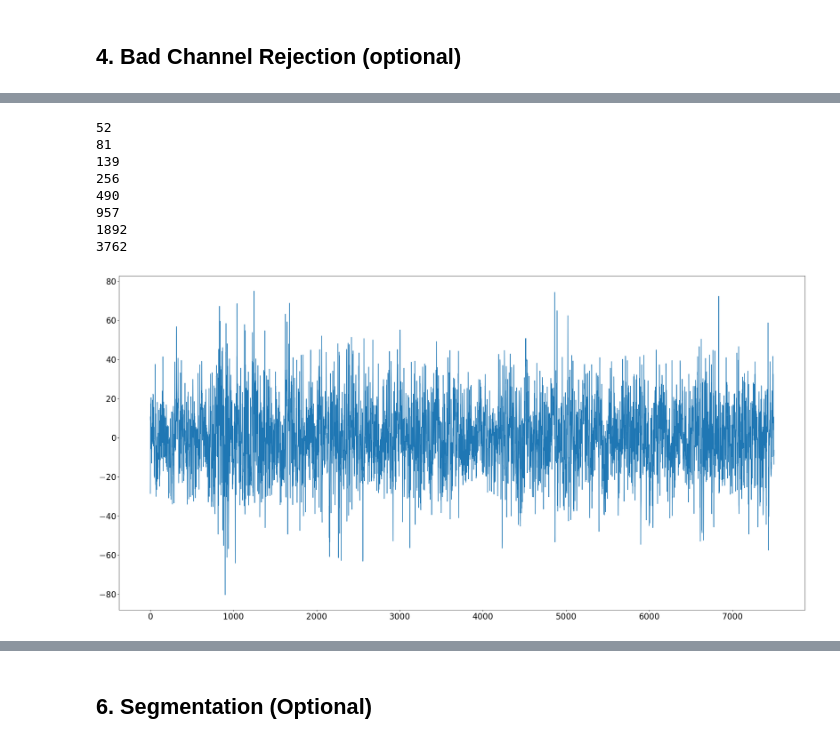
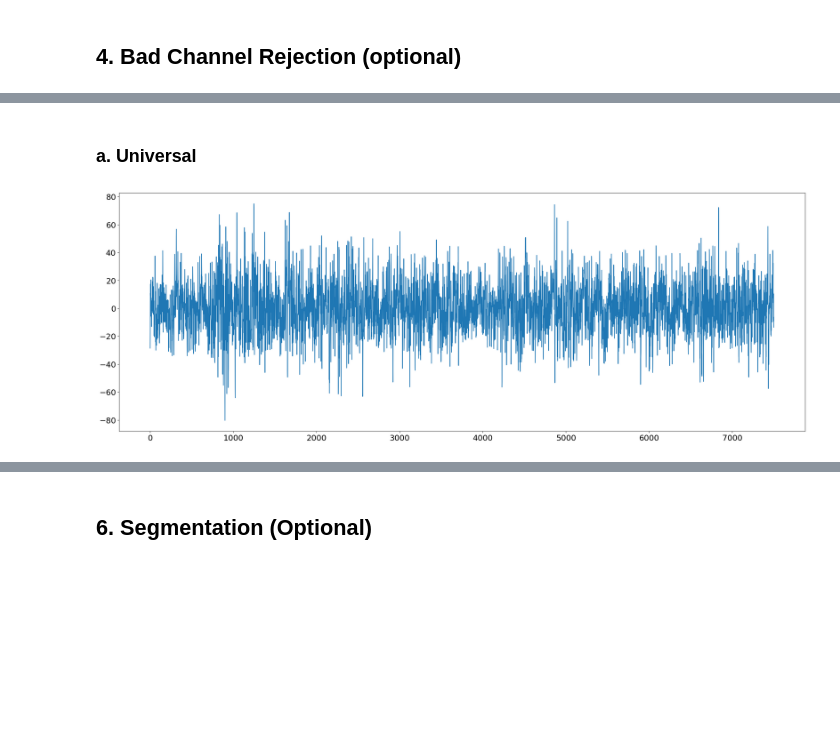
Before and after one commit to Mentalab-hub/explore-happilee, a Jupyter notebook: happilee.ipynb, the cells around one changed output, grey strips where cells are left out. Drawn from its saved outputs; the diff is of its cells as text; code cells hidden in the pictures; blank space fills up the shorter version.

```diff
--- a/happilee.ipynb
+++ b/happilee.ipynb
@@ -149,3 +146,5 @@ print(ExG_in.shape[1])
+# %% [markdown]
+### a. Universal
 # %%
 from data_input import ExG_data
 import numpy as np
@@ -181,42 +180,32 @@ coef = pywt.wavedecn(ExG_in[1, :],
                         level=wavLvl,
                         axes=0)
 
 
 # 2. Determining threshold values for each level
 level_thds = []
 for level in range(1, wavLvl+1, 1):
     get_data = coef[level].get("d")
     level_thd = get_level_thd_univ(get_data)
     level_thds.append(level_thd)
 
 
 # 3. Thresholding: hard thresholding
 coef_artifacts = []
 coef_artifacts.append(coef[0])
 for level in range(1, wavLvl+1, 1):
     tmp = {"d": pywt.threshold(coef[level].get("d"),
                                 level_thds[level-1],
                                 mode='hard')}
     coef_artifacts.append(tmp)
 for level in range(1, wavLvl+1, 1):
     get_data = coef_artifacts[level].get("d")
-    print(len(get_data)) # number of components every level
-
 
 # 4. Reconstruct data
 artifacts = pywt.waverecn(coef_artifacts, 'coif4')
 ExG_out_univ = ExG_in[1, :] - artifacts[:ExG_in.shape[1]]
 
 
 plt.plot(ExG_out_univ)
-plt.rcParams['figure.figsize'] = [30, 15]
+plt.rcParams['figure.figsize'] = [28, 7]
 # %% [output]
-52
-81
-139
-256
-490
-957
-1892
-3762
-[figure, old version]
+[figure, new version]
```
Also changed, not shown: parts of 12 cells of this notebook, 2 other files.
